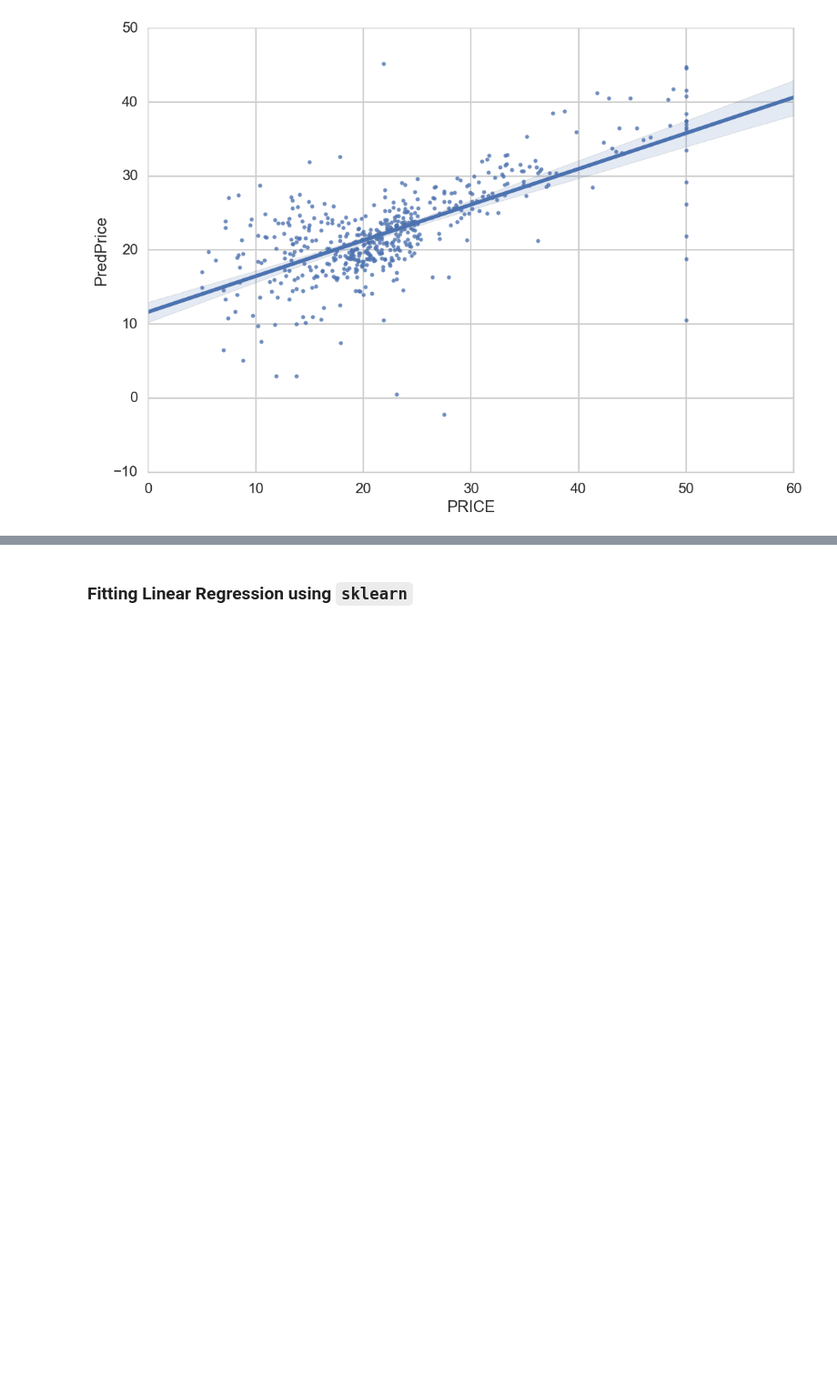
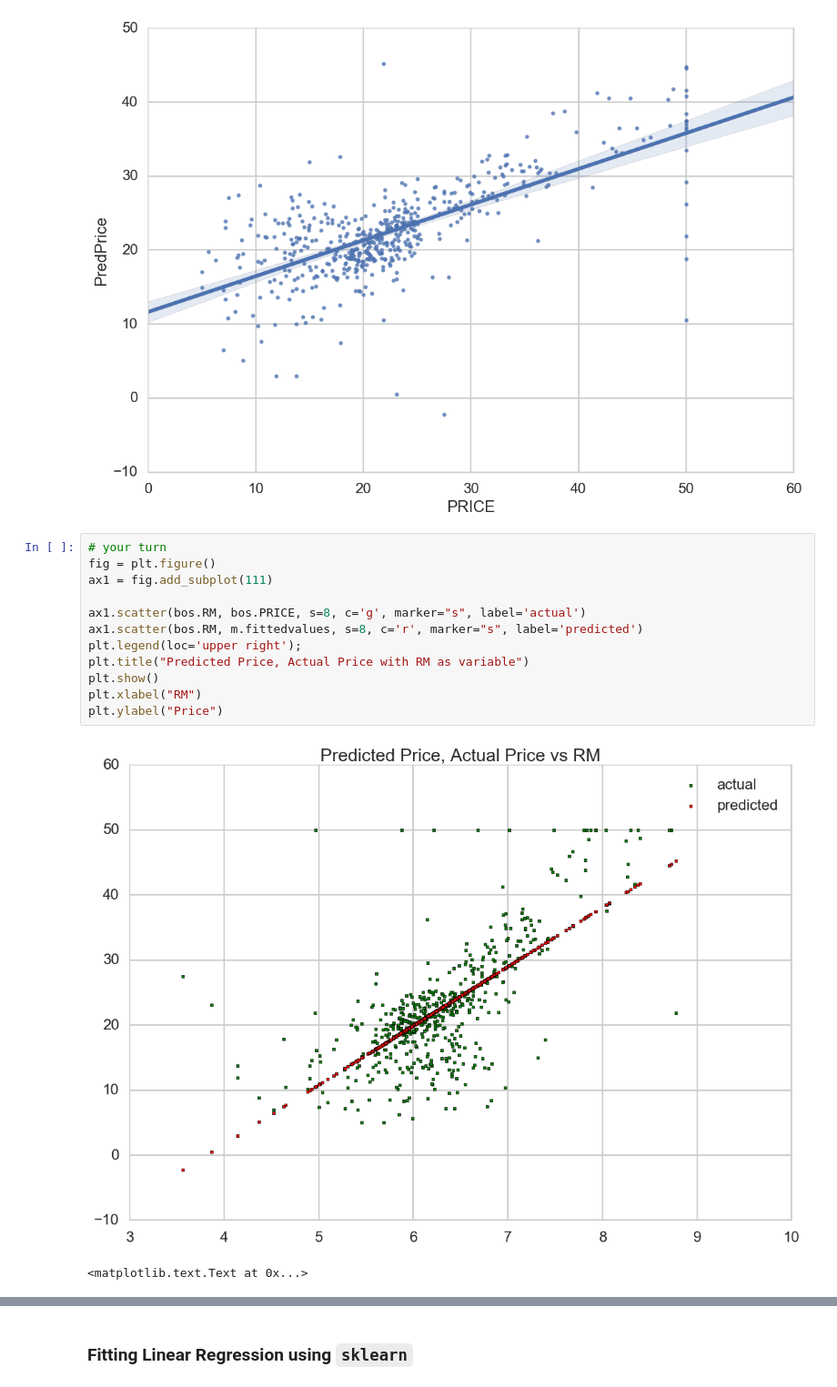
Before and after one commit to chaitu1385/RossmannKaggle, a Jupyter notebook: Mini_Project_Linear_Regression.ipynb, the cells around one changed output, grey strips where cells are left out. Shown at 91% size. Saved outputs shown, nothing was run; the diff lists cells and outputs as text; blank space fills up the shorter version.

```diff
--- a/Mini_Project_Linear_Regression.ipynb
+++ b/Mini_Project_Linear_Regression.ipynb
@@ -565,3 +565,18 @@ sns.regplot(y="PredPrice", x="PRICE", data=df, fit_reg = True)
 # %% [output]
 <matplotlib.axes._subplots.AxesSubplot at 0x...>
 [figure]
+# %%
+# your turn
+fig = plt.figure()
+ax1 = fig.add_subplot(111)
+
+ax1.scatter(bos.RM, bos.PRICE, s=8, c='g', marker="s", label='actual')
+ax1.scatter(bos.RM, m.fittedvalues, s=8, c='r', marker="s", label='predicted')
+plt.legend(loc='upper right');
+plt.title("Predicted Price, Actual Price with RM as variable")
+plt.show()
+plt.xlabel("RM")
+plt.ylabel("Price")
+# %% [output]
+[figure, added]
+<matplotlib.text.Text at 0x...>
```
Also changed, not shown: parts of 30 cells of this notebook.
